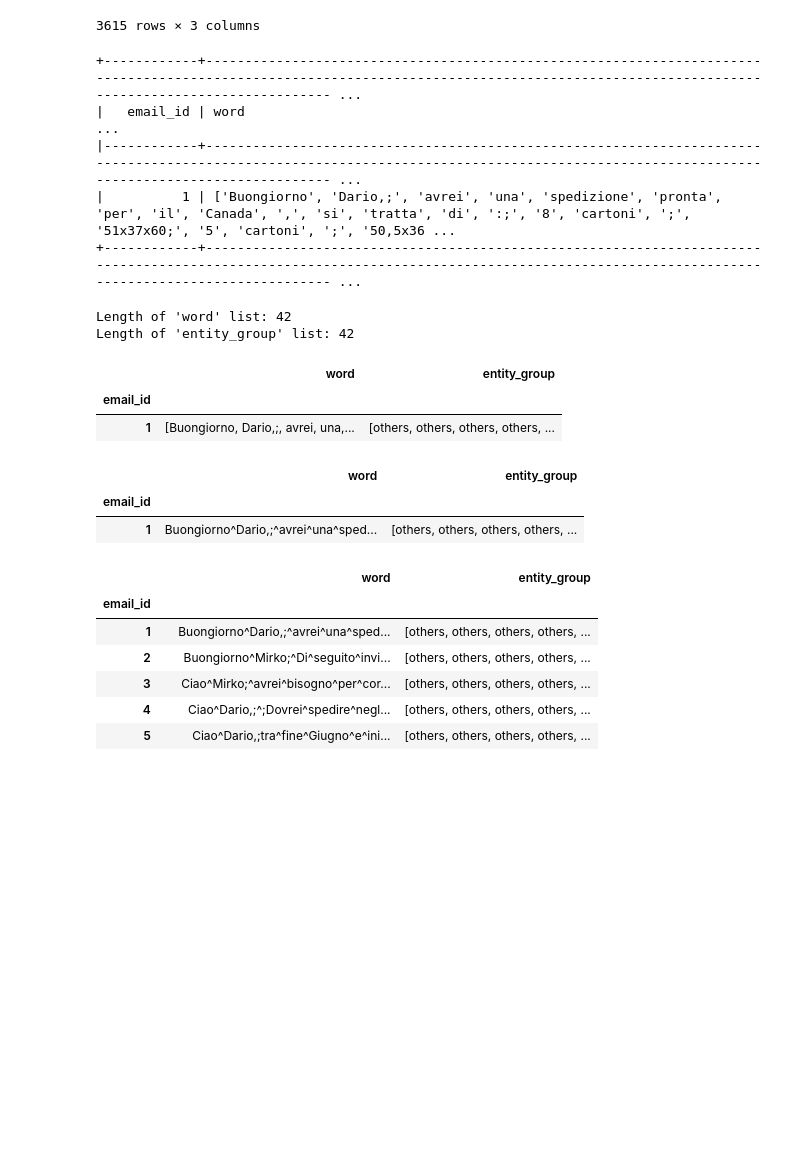
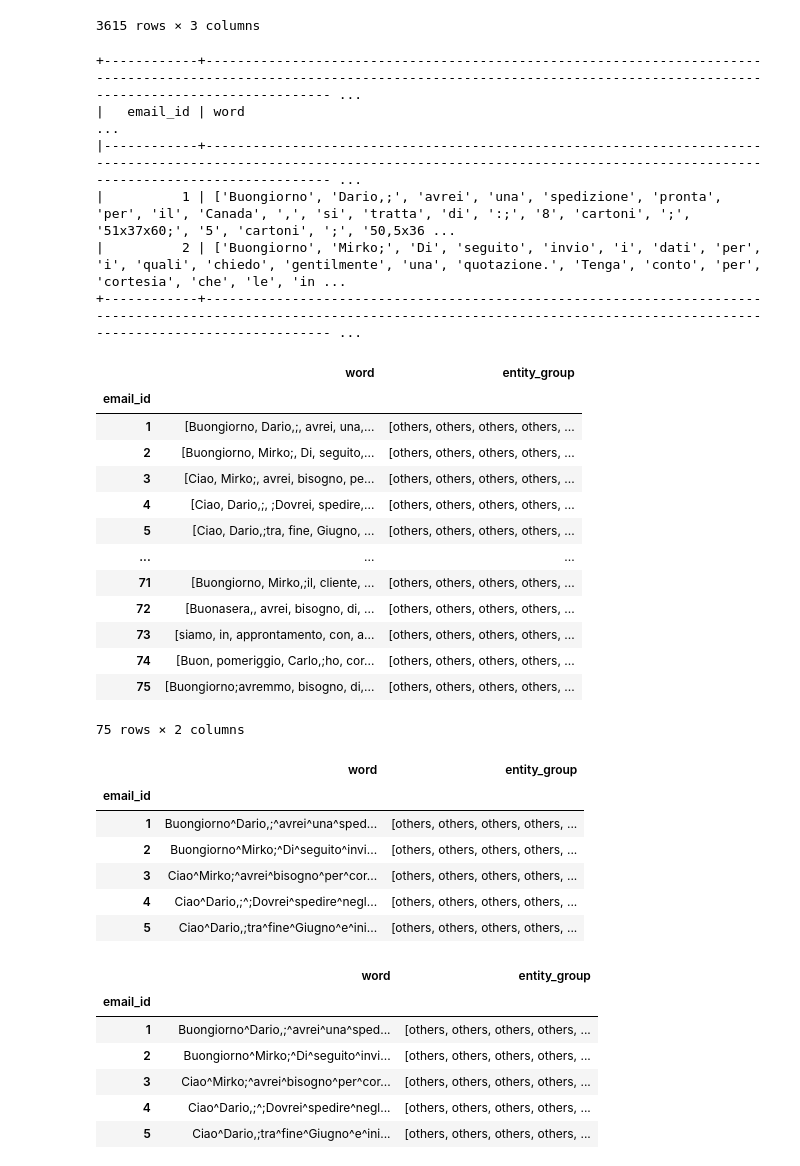
Before and after one commit to jyotiyadav94/automl_text_entity_extraction_batch_prediction, a Jupyter notebook: NER_to_JSONl.ipynb, the cells around one changed output. Drawn from its saved outputs; the diff is of its cells as text; code cells hidden in the pictures; blank space fills up the shorter version.

```diff
--- a/NER_to_JSONl.ipynb
+++ b/NER_to_JSONl.ipynb
@@ -48,32 +48,41 @@ grouped_df.head()
 from tabulate import tabulate
 
 # Assuming df is your DataFrame
-print(tabulate(grouped_df.head(1), headers='keys', tablefmt='psql'))
+print(tabulate(grouped_df.head(2), headers='keys', tablefmt='psql'))
 # %% [output]
 +------------+------------------------------------------------------------------------------------------------------------------------------------------------------------------------------------------ ...
 |   email_id | word                                                                                                                                                                                      ...
 |------------+------------------------------------------------------------------------------------------------------------------------------------------------------------------------------------------ ...
 |          1 | ['Buongiorno', 'Dario,;', 'avrei', 'una', 'spedizione', 'pronta', 'per', 'il', 'Canada', ',', 'si', 'tratta', 'di', ':;', '8', 'cartoni', ';', '51x37x60;', '5', 'cartoni', ';', '50,5x36 ...
+|          2 | ['Buongiorno', 'Mirko;', 'Di', 'seguito', 'invio', 'i', 'dati', 'per', 'i', 'quali', 'chiedo', 'gentilmente', 'una', 'quotazione.', 'Tenga', 'conto', 'per', 'cortesia', 'che', 'le', 'in ...
 +------------+------------------------------------------------------------------------------------------------------------------------------------------------------------------------------------------ ...
-# %%
-# Print the lengths of 'word' and 'entity_group'
-print(f"\nLength of 'word' list: {len(grouped_df['word'].iloc[0])}")
-print(f"Length of 'entity_group' list: {len(grouped_df['entity_group'].iloc[0])}")
-# %% [output]
-Length of 'word' list: 42
-Length of 'entity_group' list: 42
 # %%
-grouped_df.head(1)
+grouped_df
 # %% [output]
 |  | word | entity_group |
 | email_id |  |  |
 | 1 | [Buongiorno, Dario,;, avrei, una,... | [others, others, others, others, ... |
+| 2 | [Buongiorno, Mirko;, Di, seguito,... | [others, others, others, others, ... |
+| 3 | [Ciao, Mirko;, avrei, bisogno, pe... | [others, others, others, others, ... |
+| 4 | [Ciao, Dario,;, ;Dovrei, spedire,... | [others, others, others, others, ... |
+| 5 | [Ciao, Dario,;tra, fine, Giugno, ... | [others, others, others, others, ... |
+| ... | ... | ... |
+| 71 | [Buongiorno, Mirko,;il, cliente, ... | [others, others, others, others, ... |
+| 72 | [Buonasera,, avrei, bisogno, di, ... | [others, others, others, others, ... |
+| 73 | [siamo, in, approntamento, con, a... | [others, others, others, others, ... |
+| 74 | [Buon, pomeriggio, Carlo,;ho, cor... | [others, others, others, others, ... |
+| 75 | [Buongiorno;avremmo, bisogno, di,... | [others, others, others, others, ... |
+75 rows × 2 columns
 # %%
 # Convert 'word' and 'entity_group' columns to lists of strings
 grouped_df['word'] = grouped_df['word'].apply(lambda lst: '^'.join(map(str, lst)))
 # %%
-grouped_df.head(1)
+grouped_df.head()
 # %% [output]
 |  | word | entity_group |
 | email_id |  |  |
 | 1 | Buongiorno^Dario,;^avrei^una^sped... | [others, others, others, others, ... |
+| 2 | Buongiorno^Mirko;^Di^seguito^invi... | [others, others, others, others, ... |
+| 3 | Ciao^Mirko;^avrei^bisogno^per^cor... | [others, others, others, others, ... |
+| 4 | Ciao^Dario,;^;Dovrei^spedire^negl... | [others, others, others, others, ... |
+| 5 | Ciao^Dario,;tra^fine^Giugno^e^ini... | [others, others, others, others, ... |
```
Also changed, not shown: parts of 22 cells of this notebook.
